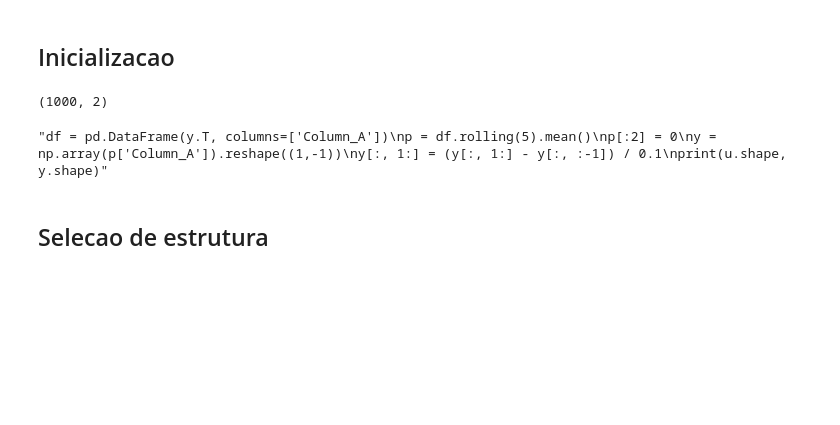
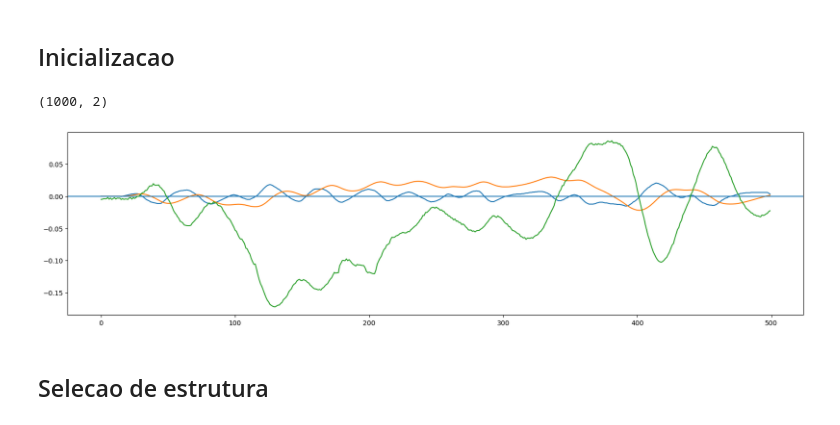
Before and after one commit to JonhLucas/NARX_MISO, a Jupyter notebook: ballAndBeam.ipynb, the cells around one changed output. Cells and saved outputs as stored; diff of their text form; code cells hidden in the pictures; blank space fills up the shorter version.

```diff
--- a/ballAndBeam.ipynb
+++ b/ballAndBeam.ipynb
@@ -3,29 +3,65 @@
 # %%
 import numpy as np
 import pandas as pd
 import sympy as sp
 import scipy.io as sc
+from scipy import signal
 from sympy import symbols, pprint
 import matplotlib.pyplot as plt
 from structureSelector import *
 from methods.utils.utilities import *
 
 ballbeam  = np.loadtxt('data/ballbeam.dat')
 print(ballbeam.shape)
 part = ballbeam.shape[0] // 2#700
 
 u = ballbeam[:part, 0].reshape((1,-1))
 y = ballbeam[:part, 1].reshape((1,-1))
 
-'''df = pd.DataFrame(y.T, columns=['Column_A'])
-p = df.rolling(5).mean()
-p[:2] = 0
-y = np.array(p['Column_A']).reshape((1,-1))
-y[:, 1:] = (y[:, 1:] - y[:, :-1]) / 0.1
-print(u.shape, y.shape)'''
+dd = 2
+
+'''df = pd.DataFrame(u.T, columns=['A'])
+un = df.rolling(dd).mean().values
+un[:dd-1] = 0
+u = un.T'''
+
+'''df = pd.DataFrame(y.T, columns=['A'])
+un = df.rolling(dd).mean().values
+un[:dd-1] = 0
+y = un.T'''
+
+u[:, :15] = 0
+#u[:, :20] = 0
+
+
+'''y = y / 0.15
+u = u / 0.02'''
+
+U = np.zeros(u.shape)
+U[0, 0] = u[0, 0] * 0.1
+for i in range(1, u.shape[1]):
+    U[0, i] = U[0, i-1] + u[0, i] * 0.1
+
+u = np.vstack((u, U))
+
+plt.figure(figsize=(20,5))
+plt.plot(u[:, :].T)
+#plt.plot(U.T)
+plt.axhline(linewidth=0.5, color='r')
+plt.axhline(y=0)
+plt.plot(y[:,:].T)
+plt.show()
+
+
+def metrics(y, yest):
+    residuo1 = y - yest
+    mape = round(np.mean(np.abs(residuo1 / (yest + np.finfo(np.float64).eps))), 5)
+    print('RMSE:', np.sqrt(np.mean(np.square(residuo1))), 'MSE:', np.mean(np.square(residuo1)), '\nAET:', np.sum(np.abs(residuo1)), '\nMAPE:', str(mape) + '%')
+    cc = np.corrcoef(y, yest)
+    #print("Correlation pearson:", np.mean(cc))
 # %% [output]
 (1000, 2)
-"df = pd.DataFrame(y.T, columns=['Column_A'])\np = df.rolling(5).mean()\np[:2] = 0\ny = np.array(p['Column_A']).reshape((1,-1))\ny[:, 1:] = (y[:, 1:] - y[:, :-1]) / 0.1\nprint(u.shape, y.shape)"
+[figure, added]
 # %% [markdown]
 
 ## Selecao de estrutura
```
Also changed, not shown: parts of 13 cells of this notebook, 2 other files.
